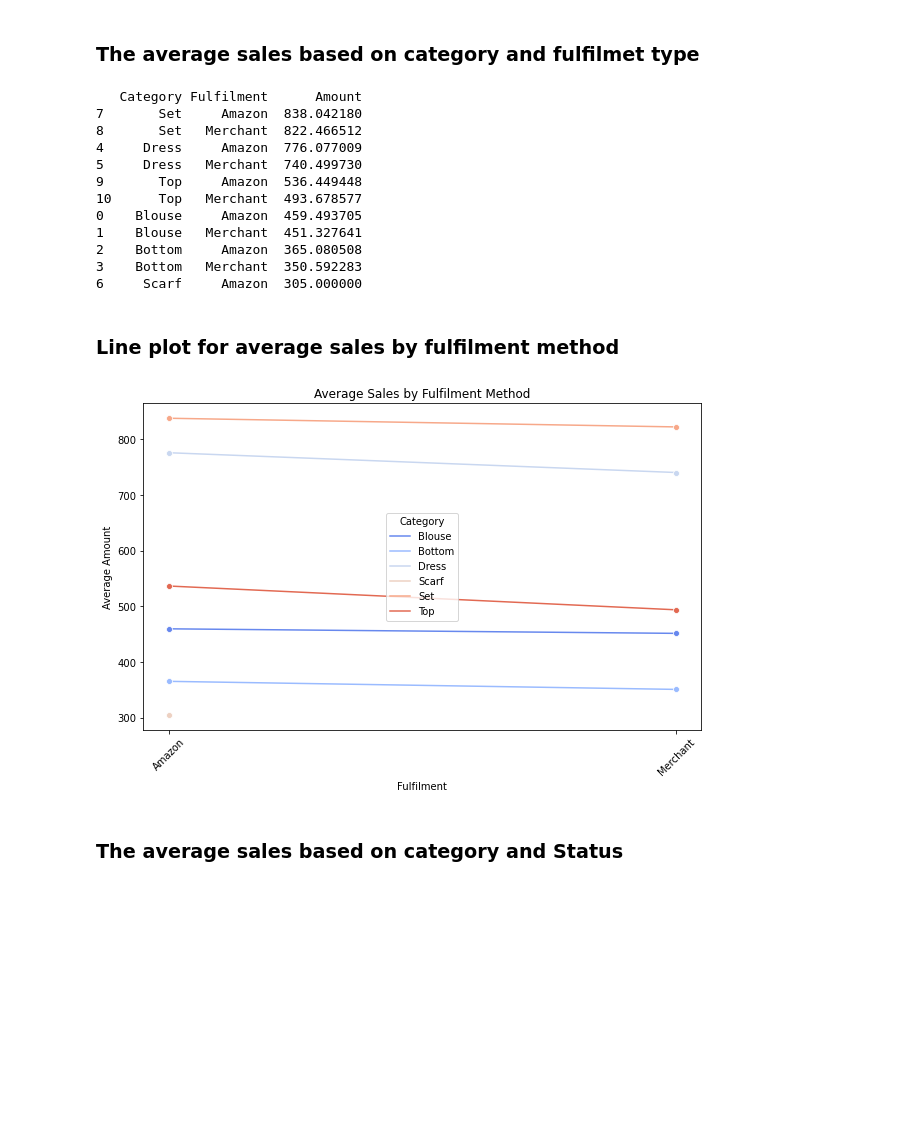
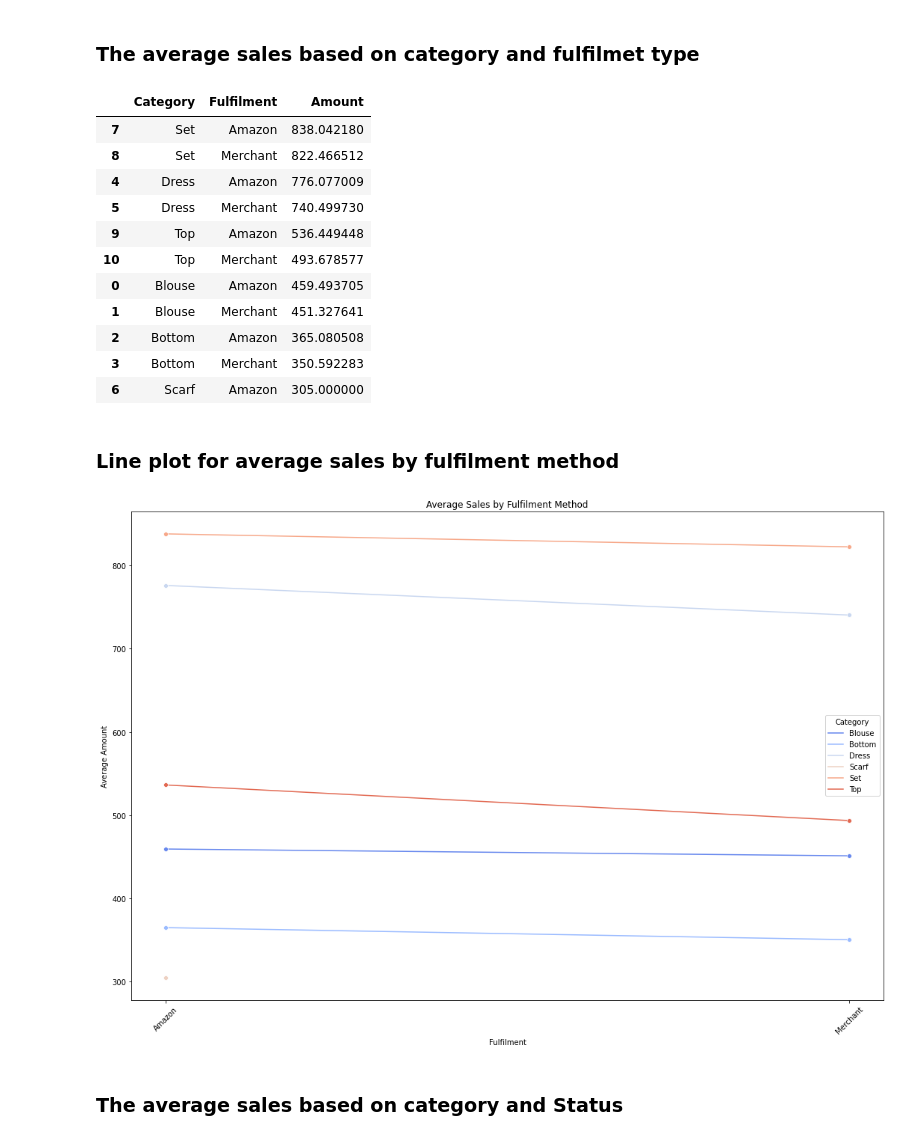
Before and after one commit to KyrellosSaleeb/Amazon-Sales, a Jupyter notebook: Amazon Sales Project.ipynb, the cells around one changed output. Saved outputs shown, nothing was run; the diff lists cells and outputs as text; code cells hidden in the pictures; blank space fills up the shorter version.

```diff
--- a/Amazon Sales Project.ipynb
+++ b/Amazon Sales Project.ipynb
@@ -253,32 +239,32 @@ plt.show()
 ### The average sales based on category and fulfilmet type
 # %%
 Fulfilment_avg = sales_data_cleaned.groupby(['Category','Fulfilment'], as_index = False)['Amount'].mean()
-print(Fulfilment_avg.sort_values('Amount', ascending = False))
+Fulfilment_avg.sort_values('Amount', ascending = False)
 # %% [output]
-   Category Fulfilment      Amount
-7       Set     Amazon  838.042180
-8       Set   Merchant  822.466512
-4     Dress     Amazon  776.077009
-5     Dress   Merchant  740.499730
-9       Top     Amazon  536.449448
-10      Top   Merchant  493.678577
-0    Blouse     Amazon  459.493705
-1    Blouse   Merchant  451.327641
-2    Bottom     Amazon  365.080508
-3    Bottom   Merchant  350.592283
-6     Scarf     Amazon  305.000000
+|  | Category | Fulfilment | Amount |
+| 7 | Set | Amazon | 838.042180 |
+| 8 | Set | Merchant | 822.466512 |
+| 4 | Dress | Amazon | 776.077009 |
+| 5 | Dress | Merchant | 740.499730 |
+| 9 | Top | Amazon | 536.449448 |
+| 10 | Top | Merchant | 493.678577 |
+| 0 | Blouse | Amazon | 459.493705 |
+| 1 | Blouse | Merchant | 451.327641 |
+| 2 | Bottom | Amazon | 365.080508 |
+| 3 | Bottom | Merchant | 350.592283 |
+| 6 | Scarf | Amazon | 305.000000 |
 # %% [markdown]
 ### Line plot for average sales by fulfilment method
 # %%
-plt.figure(figsize=(10, 6))
+plt.figure(figsize=(18, 12))
 sns.lineplot(x='Fulfilment', y='Amount', hue='Category', data=Fulfilment_avg, marker='o', palette='coolwarm')
 plt.title('Average Sales by Fulfilment Method')
 plt.ylabel('Average Amount')
 plt.xlabel('Fulfilment')
 plt.xticks(rotation=45)
 plt.show()
 # %% [output]
-[figure, old version]
+[figure, new version]
 # %% [markdown]
 ### The average sales based on category and Status
 # %%
```
Also changed, not shown: parts of 9 cells of this notebook, 1 other file.
